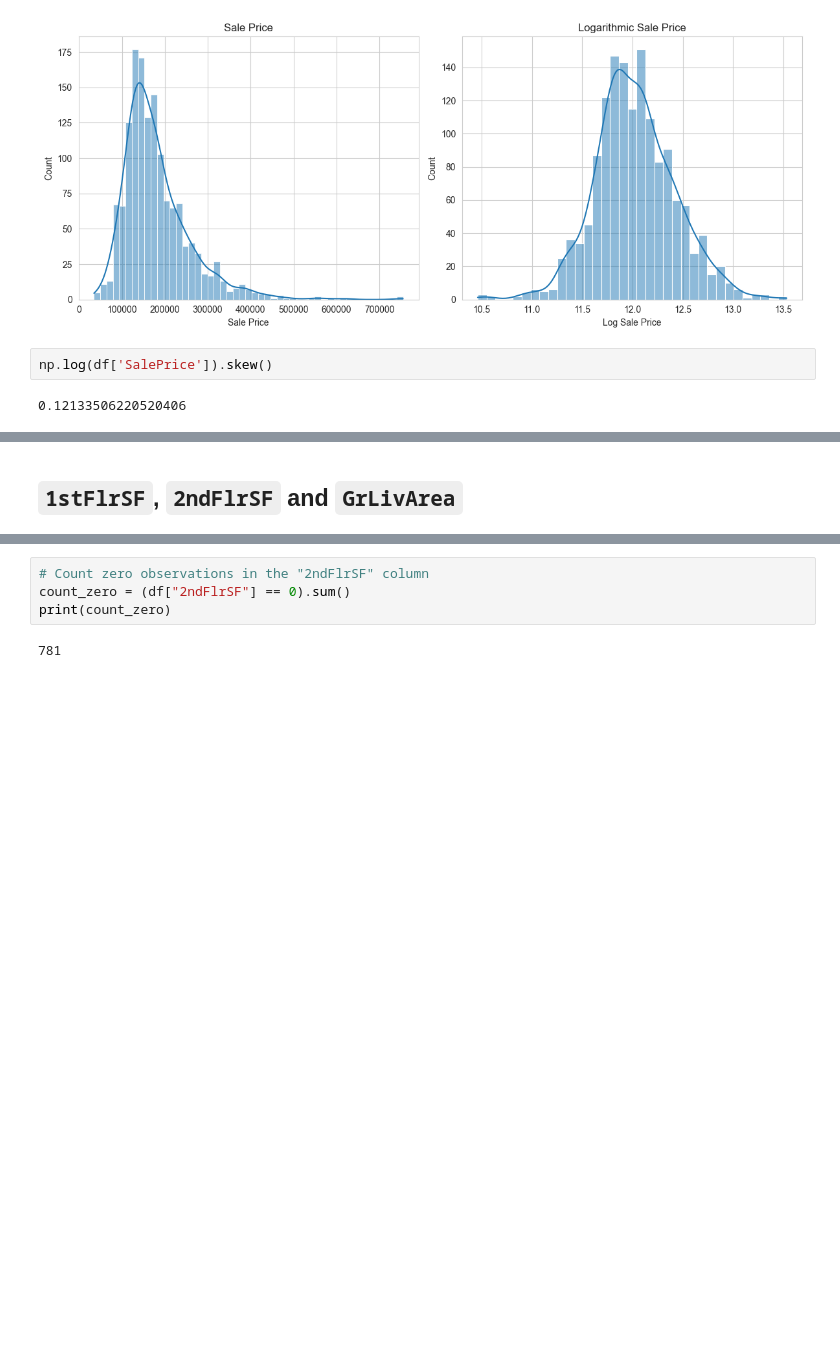
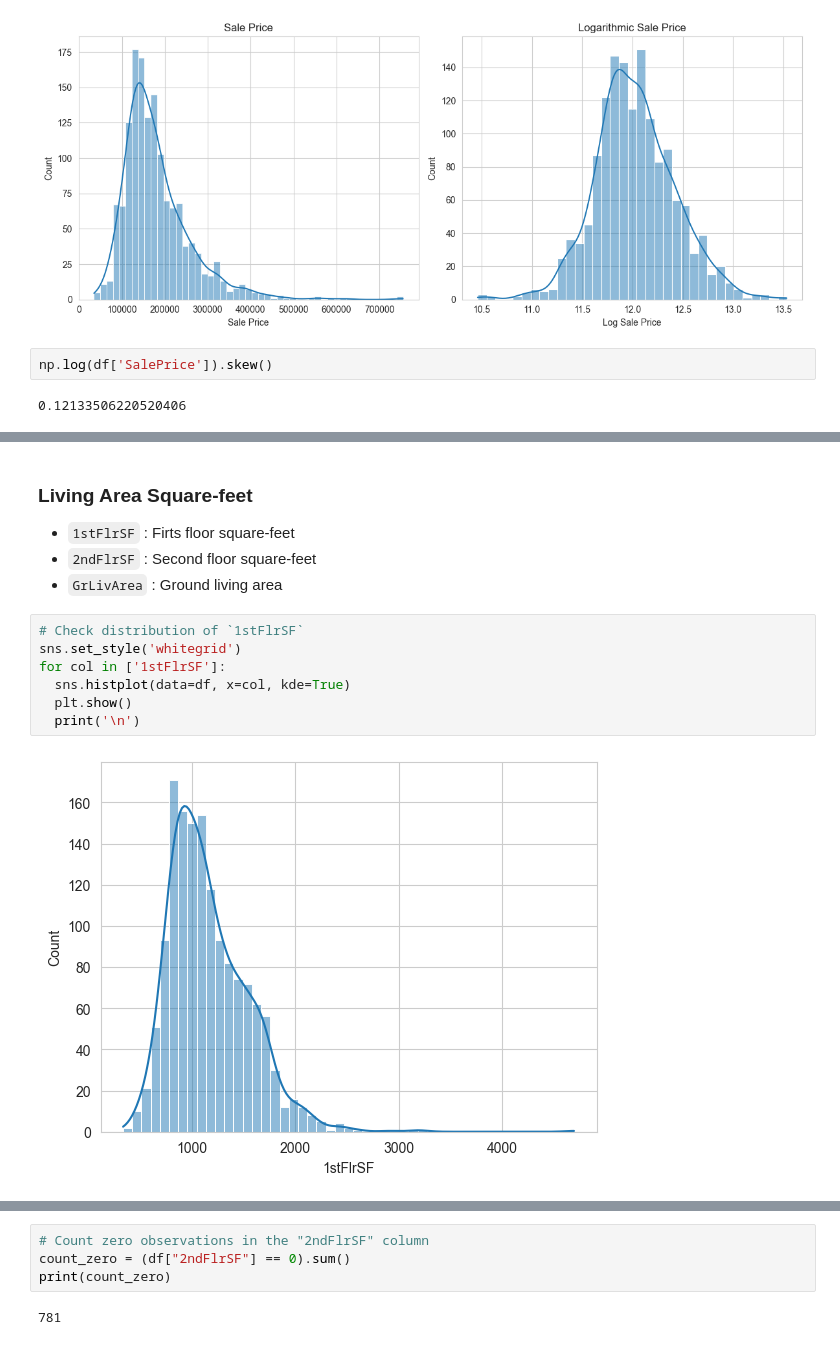
Before and after one commit to hisarciklilar/heritage-housing-issues, a Jupyter notebook: jupyter_notebooks/04_Data_Transformations.ipynb, the cells around one changed output, grey strips where cells are left out. Cells and saved outputs as stored; diff of their text form; blank space fills up the shorter version.

Commit message:
Explore living area indicators (data transformations)

```diff
--- a/jupyter_notebooks/04_Data_Transformations.ipynb
+++ b/jupyter_notebooks/04_Data_Transformations.ipynb
@@ -157,2 +195,15 @@ np.log(df['SalePrice']).skew()
 # %% [markdown]
-## `1stFlrSF`, `2ndFlrSF` and `GrLivArea`
+### Living Area Square-feet
+
+- `1stFlrSF` : Firts floor square-feet
+- `2ndFlrSF` : Second floor square-feet
+- `GrLivArea` : Ground living area
+# %%
+# Check distribution of `1stFlrSF`
+sns.set_style('whitegrid')
+for col in ['1stFlrSF']:
+  sns.histplot(data=df, x=col, kde=True)
+  plt.show()
+  print('\n')
+# %% [output]
+[figure, added]
```
Also changed, not shown: parts of 27 cells of this notebook.
